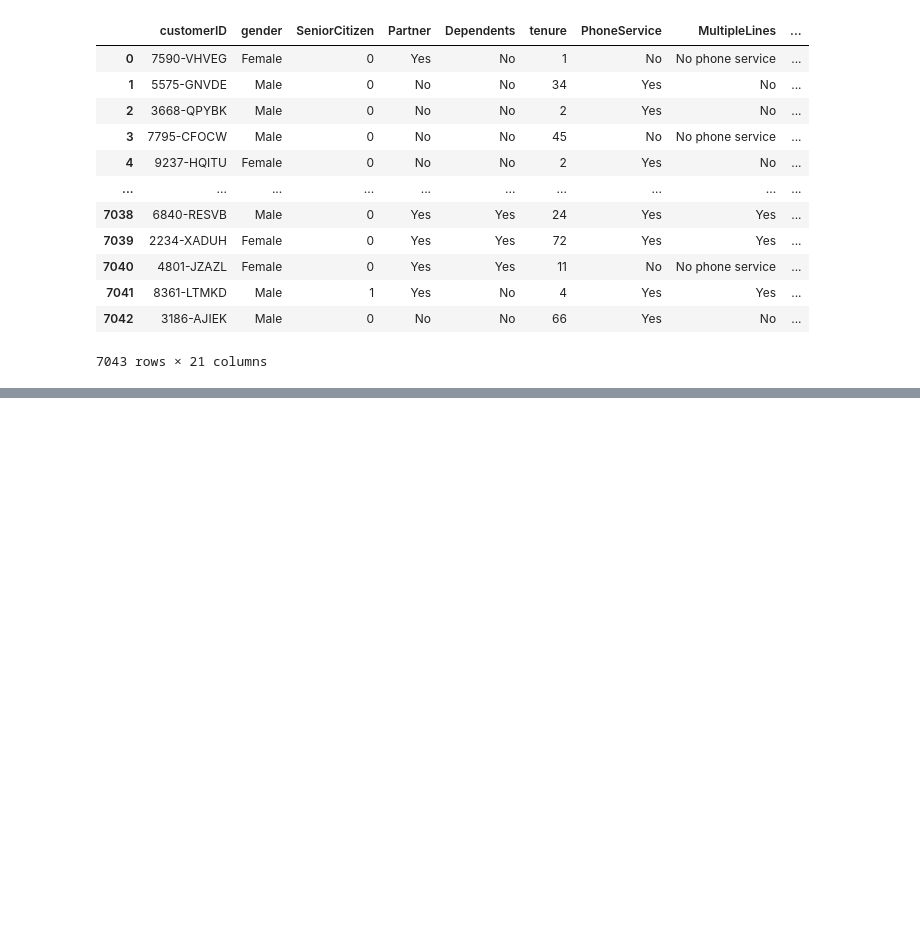
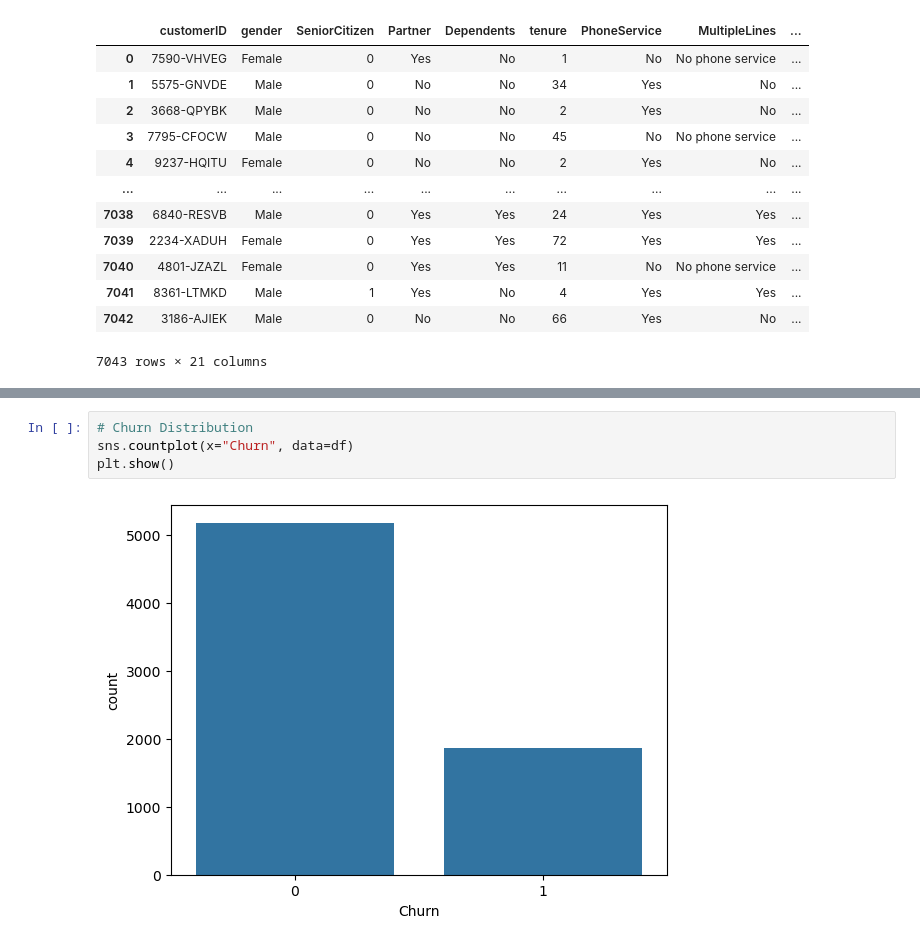
Before and after one commit to Sumit20-4/Customer-Churn-Prediction, a Jupyter notebook: churn-prediction.ipynb, the cells around one changed output, grey strips where cells are left out. Cells and saved outputs as stored; diff of their text form; blank space fills up the shorter version.

```diff
--- a/churn-prediction.ipynb
+++ b/churn-prediction.ipynb
@@ -134,0 +207,6 @@ Name: count, dtype: int64
+# %%
+# Churn Distribution
+sns.countplot(x="Churn", data=df)
+plt.show()
+# %% [output]
+[figure, added]
```
Also changed, not shown: parts of 18 cells of this notebook, 1 other file.
